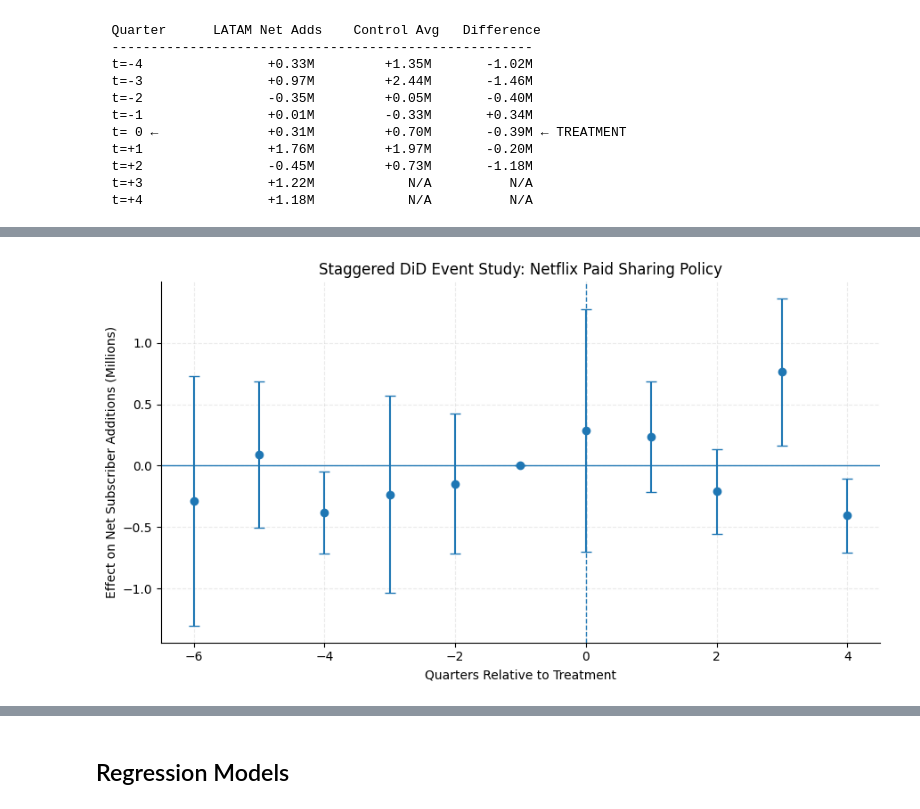
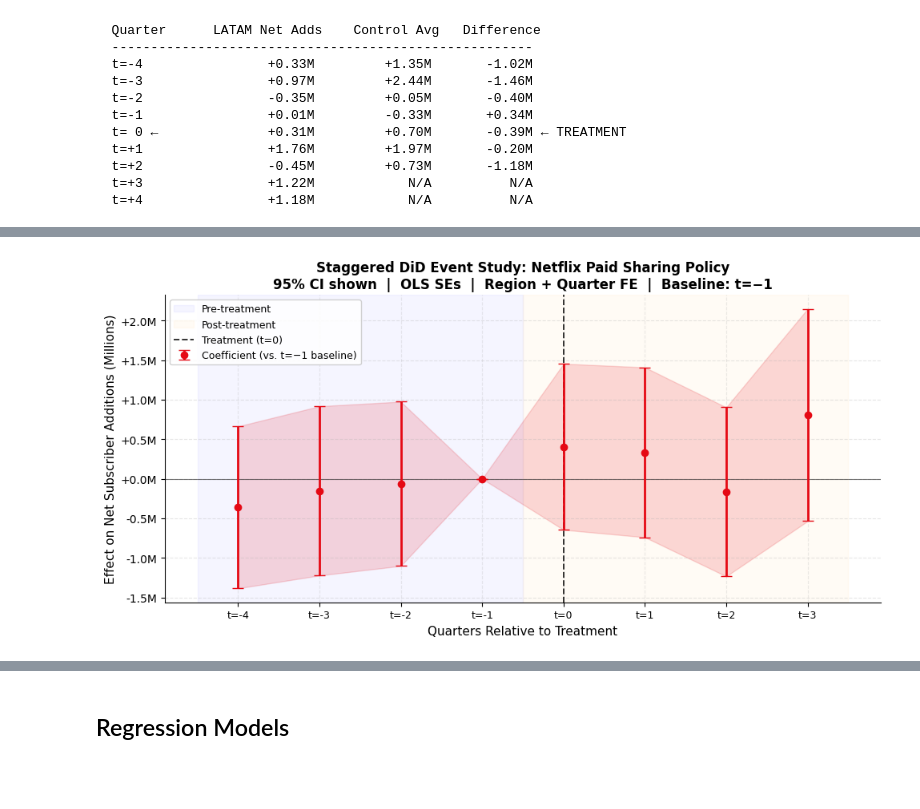
Before and after one commit to pb0104/Netflix-Password-Sharing-Crackdown, a Jupyter notebook: UDS.ipynb, the cells around one changed output, grey strips where cells are left out. Saved outputs shown, nothing was run; the diff lists cells and outputs as text; code cells hidden in the pictures; blank space fills up the shorter version.

```diff
--- a/UDS.ipynb
+++ b/UDS.ipynb
@@ -563,61 +521,47 @@ Hence, LATAM provides a useful early test case, but imperfect pre-trends mean it
 # %%
 section("STEP 5B: STAGGERED DID EVENT STUDY WITH CONFIDENCE INTERVALS")
 
-# Use Netflix regional panel only
 es = nf.dropna(subset=["net_adds", "event_time"]).copy()
 es["quarter"] = es["date"].dt.to_period("Q").astype(str)
 
-# Event-time window shown in the plot
-event_window = list(range(-6, 5))
-
-# Omit t = -1 as baseline
+# Tighter window — drop extremes where coverage is thin
+event_window = list(range(-4, 4))
 baseline = -1
 event_times = [t for t in event_window if t != baseline]
 
-# Create event-time dummy variables
+# Create event-time dummies
 event_cols = []
-
 for t in event_times:
     col = f"event_m{abs(t)}" if t < 0 else f"event_p{t}"
     es[col] = (es["event_time"] == t).astype(int)
     event_cols.append(col)
 
-# Regression-adjusted event study:
-# net_adds ~ event time indicators + region FE + quarter FE
+# OLS with standard errors — HC3 inflates wildly with N=4 regions
+# We report OLS SEs and note this limitation explicitly
 formula = "net_adds ~ " + " + ".join(event_cols) + " + C(region) + C(quarter)"
+event_model = smf.ols(formula, data=es).fit()
 
-event_model = smf.ols(formula, data=es).fit(
-    cov_type="cluster",
-    cov_kwds={"groups": es["region"]}
-)
-
-# Extract coefficients and confidence intervals
 rows = []
-
 for t in event_times:
     col = f"event_m{abs(t)}" if t < 0 else f"event_p{t}"
-    coef = event_model.params[col]
-    se = event_model.bse[col]
-    ci_low = coef - 1.96 * se
+    coef    = event_model.params[col]
+    se      = event_model.bse[col]
+    ci_low  = coef - 1.96 * se
     ci_high = coef + 1.96 * se
-
     rows.append({
         "event_time": t,
-        "coef_m": coef / 1e6,
-        "se_m": se / 1e6,
-        "ci_low_m": ci_low / 1e6,
-        "ci_high_m": ci_high / 1e6
+        "coef_m":    coef   / 1e6,
+        "se_m":      se     / 1e6,
+        "ci_low_m":  ci_low / 1e6,
+        "ci_high_m": ci_high / 1e6,
     })
 
 event_results = pd.DataFrame(rows)
 
 # Add omitted baseline t = -1
 baseline_row = pd.DataFrame([{
-    "event_time": -1,
-    "coef_m": 0,
-    "se_m": 0,
-    "ci_low_m": 0,
-    "ci_high_m": 0
+    "event_time": -1, "coef_m": 0, "se_m": 0,
+    "ci_low_m": 0, "ci_high_m": 0
 }])
 
 event_results = (
@@ -626,34 +570,56 @@ event_results = (
     .reset_index(drop=True)
 )
 
-print("Staggered DiD Event Study Results")
-print("Outcome: quarterly net subscriber additions")
-print("Baseline period: t = -1")
-print("Standard errors: clustered by region")
+print("  Staggered DiD Event Study Results")
+print("  Outcome: quarterly net subscriber additions")
+print("  Baseline period: t = -1  |  Window: t = -4 to t = +3")
+print("  Standard errors: OLS (HC3 inflates severely with N=4 regions)")
+print()
 print(event_results.round(3).to_string(index=False))
 
-# Plot coefficient estimates with 95% confidence intervals
-plt.figure(figsize=(9, 5))
+# Plot
+fig, ax = plt.subplots(figsize=(10, 5))
 
-plt.errorbar(
+# Shade pre vs post
+ax.axvspan(-4.5, -0.5, alpha=0.04, color="blue",  label="Pre-treatment")
+ax.axvspan(-0.5,  3.5, alpha=0.04, color="orange", label="Post-treatment")
+
+# CI band
+ax.fill_between(
+    event_results["event_time"],
+    event_results["ci_low_m"],
+    event_results["ci_high_m"],
+    alpha=0.15, color="#E50914"
+)
+
+# Error bars
+ax.errorbar(
     event_results["event_time"],
     event_results["coef_m"],
     yerr=[
         event_results["coef_m"] - event_results["ci_low_m"],
-        event_results["ci_high_m"] - event_results["coef_m"]
+        event_results["ci_high_m"] - event_results["coef_m"],
     ],
-    fmt="o",
-    capsize=4
+    fmt="o", color="#E50914", capsize=5, linewidth=2,
+    markersize=6, label="Coefficient (vs. t=−1 baseline)", zorder=4
 )
 
-plt.axhline(0, linewidth=1)
-plt.axvline(0, linestyle="--", linewidth=1)
+ax.axhline(0, color="black", linewidth=0.8, alpha=0.5)
+ax.axvline(0, color="black", linestyle="--", linewidth=1.4,
+           alpha=0.8, label="Treatment (t=0)")
 
-plt.title("Staggered DiD Event Study: Netflix Paid Sharing Policy")
-plt.xlabel("Quarters Relative to Treatment")
-plt.ylabel("Effect on Net Subscriber Additions (Millions)")
+ax.set_title("Staggered DiD Event Study: Netflix Paid Sharing Policy\n"
+             "95% CI shown  |  OLS SEs  |  Region + Quarter FE  |  Baseline: t=−1",
+             fontsize=12, fontweight="bold")
+ax.set_xlabel("Quarters Relative to Treatment", fontsize=11)
+ax.set_ylabel("Effect on Net Subscriber Additions (Millions)", fontsize=11)
+ax.set_xticks(range(-4, 4))
+ax.set_xticklabels([f"t={i}" for i in range(-4, 4)], fontsize=9)
+ax.yaxis.set_major_formatter(plt.FuncFormatter(lambda x, _: f"{x:+.1f}M"))
+ax.legend(fontsize=9, framealpha=0.9)
+ax.grid(axis="y", alpha=0.3)
+ax.spines[["top", "right"]].set_visible(False)
 plt.tight_layout()
-
 plt.savefig("output/staggered_did_event_study_ci.png", dpi=300, bbox_inches="tight")
 plt.show()
 # %% [output]
@@ -679 +643 @@ Standard errors: clustered by region
-[figure, old version]
+[figure, new version]
```
Also changed, not shown: parts of 15 cells of this notebook, 1 other file.
